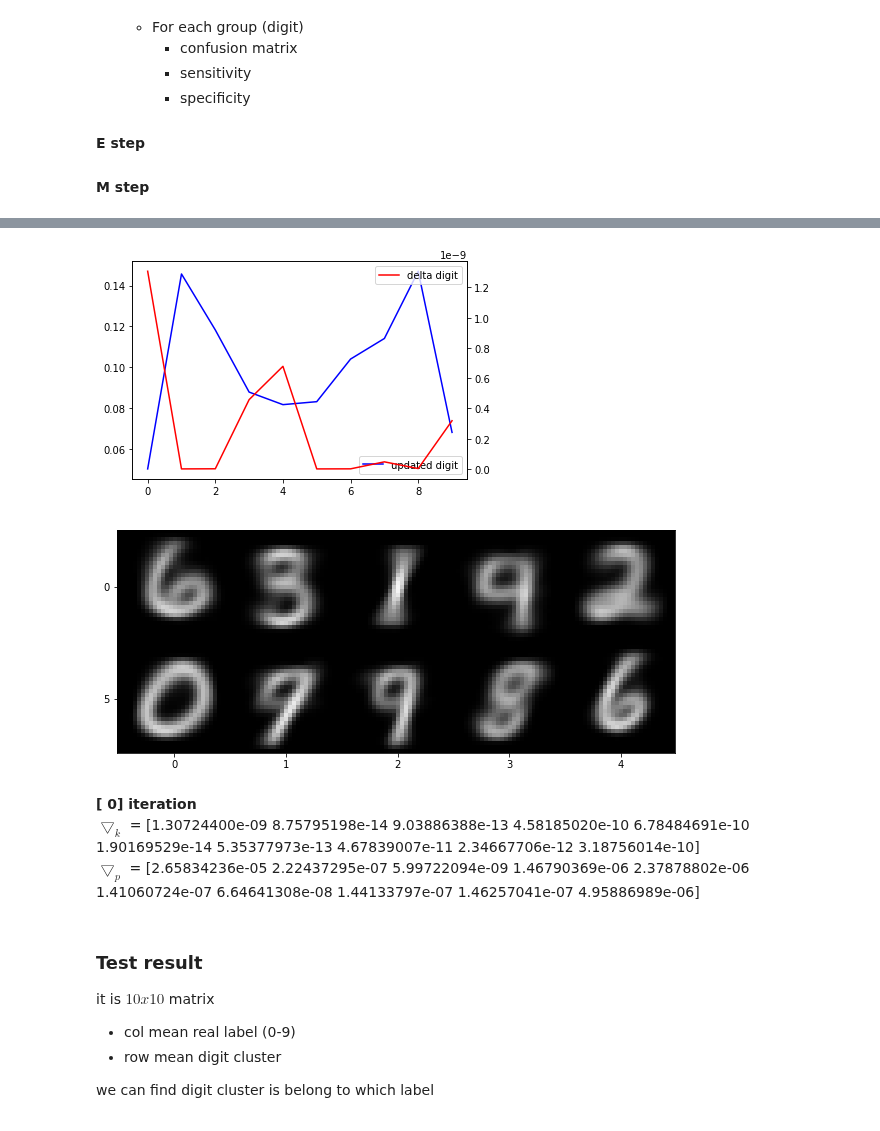
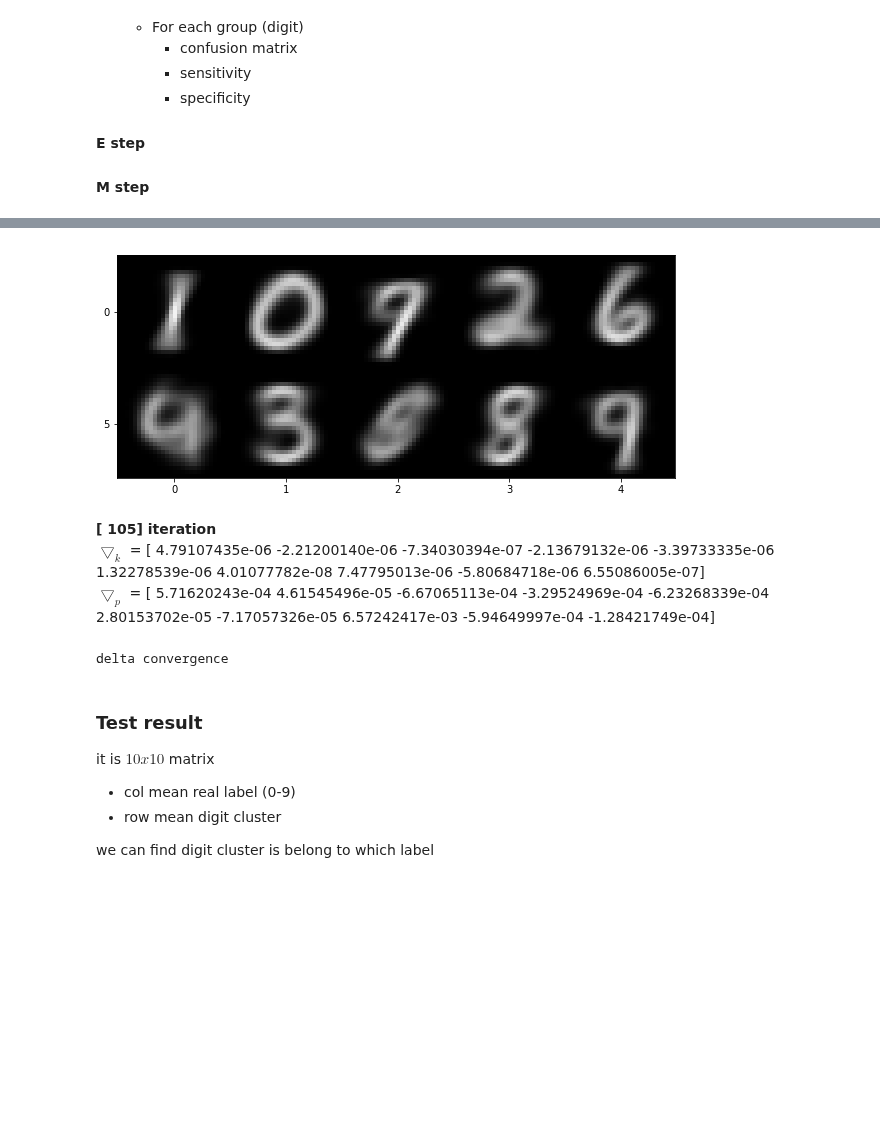
Before and after one commit to csielee/2018ML, a Jupyter notebook: HW4/HW4.ipynb, the cells around one changed output, grey strips where cells are left out. Saved outputs shown, nothing was run; the diff lists cells and outputs as text; code cells hidden in the pictures; blank space fills up the shorter version.

Commit message:
Modify show pattern

```diff
--- a/HW4/HW4.ipynb
+++ b/HW4/HW4.ipynb
@@ -242,9 +242,16 @@ def showPofDigit(m, row=2, col=5, imsize=28):
     plt.yticks([i*imsize + (imsize/2) for i in range(row)],[str(i*col) for i in range(row)])
 
 
-def showInfo(k,p,k_update,p_update):
-    k_delta = (k - k_update)**2
-    p_delta = (p - p_update)**2
+def showInfo(k,p,k_update,p_update, show=True):
+    k_delta = (k - k_update)
+    p_delta = (p - p_update)
+
+    markdown_str = ''
+    markdown_str += r"$ \bigtriangledown_{k} $ = "+str(k_delta) + '<br>'
+    markdown_str += r"$ \bigtriangledown_{p} $ = "+str(np.sum(p_delta, axis=1)) + '<br>'
+
+    if (not show):
+        return markdown_str,k_delta,p_delta
 
     fig, ytick1 = plt.subplots()
     ytick2 = ytick1.twinx()
@@ -255,9 +262,7 @@ def showInfo(k,p,k_update,p_update):
     ytick2.legend()
     plt.show()
 
-    markdown_str = ''
-    markdown_str += r"$ \bigtriangledown_{k} $ = "+str(k_delta) + '<br>'
-    markdown_str += r"$ \bigtriangledown_{p} $ = "+str(np.sum(p_delta, axis=1)) + '<br>'
+
 
     return markdown_str,k_delta,p_delta
 # %%
@@ -338,48 +343,52 @@ def Mstep(X, w, k, p):
+# %%
+p = np.load('initial_p.npy')
 # %%
-
-convergence = 10**-6
+convergence = 10**-4
 max_convergence = 10
-max_iter = 30
-enable_Hession = True
+max_iter = 200
 
 current_convergence = 0
 current_iter = 0
 while(True):
     clear_output(wait=True)
     # E step
 
     # w : 60000 x digit_number
     w = Estep(train_dataset.bins, k, p)
 
     # M step
-
     k_update, p_update = Mstep(train_dataset.bins, w, k, p)
 
-    mstr,k_delta,p_delta = showInfo(k,p,k_update,p_update)
+    showPofDigit(p_update)
+    plt.show()
+    mstr,k_delta,p_delta = showInfo(k,p,k_update,p_update, show=False)
 
     k = k_update
     p = p_update
-
-    showPofDigit(p)
-    plt.show()
 
     mstr = "**[{:4d}] iteration** <br>".format(current_iter) + mstr
     display(Markdown(mstr))
 
     current_iter += 1
     if (current_iter > max_iter):
+        print('exceed the max iteration')
+        break
+
+    if(np.count_nonzero(k < (1/6000)) != 0):
+        print('not good k')
         break
 
     if(np.alltrue(k_delta < convergence) and np.alltrue(p_delta < convergence)):
+        print('delta convergence')
         break
 # %% [output]
-[figure, old version]
+[figure, new version]
-[figure, removed]
-**[   0] iteration** <br>$ \bigtriangledown_{k} $ = [1.30724400e-09 8.75795198e-14 9.03886388e-13 4.58185020e-10
- 6.78484691e-10 1.90169529e-14 5.35377973e-13 4.67839007e-11
- 2.34667706e-12 3.18756014e-10]<br>$ \bigtriangledown_{p} $ = [2.65834236e-05 2.22437295e-07 5.99722094e-09 1.46790369e-06
- 2.37878802e-06 1.41060724e-07 6.64641308e-08 1.44133797e-07
- 1.46257041e-07 4.95886989e-06]<br>
+**[ 105] iteration** <br>$ \bigtriangledown_{k} $ = [ 4.79107435e-06 -2.21200140e-06 -7.34030394e-07 -2.13679132e-06
+ -3.39733335e-06  1.32278539e-06  4.01077782e-08  7.47795013e-06
+ -5.80684718e-06  6.55086005e-07]<br>$ \bigtriangledown_{p} $ = [ 5.71620243e-04  4.61545496e-05 -6.67065113e-04 -3.29524969e-04
+ -6.23268339e-04  2.80153702e-05 -7.17057326e-05  6.57242417e-03
+ -5.94649997e-04 -1.28421749e-04]<br>
+delta convergence
 # %%
 # save value of good result
 np.save('initial_p', initial_p)
```
Also changed, not shown: parts of 7 cells of this notebook.
